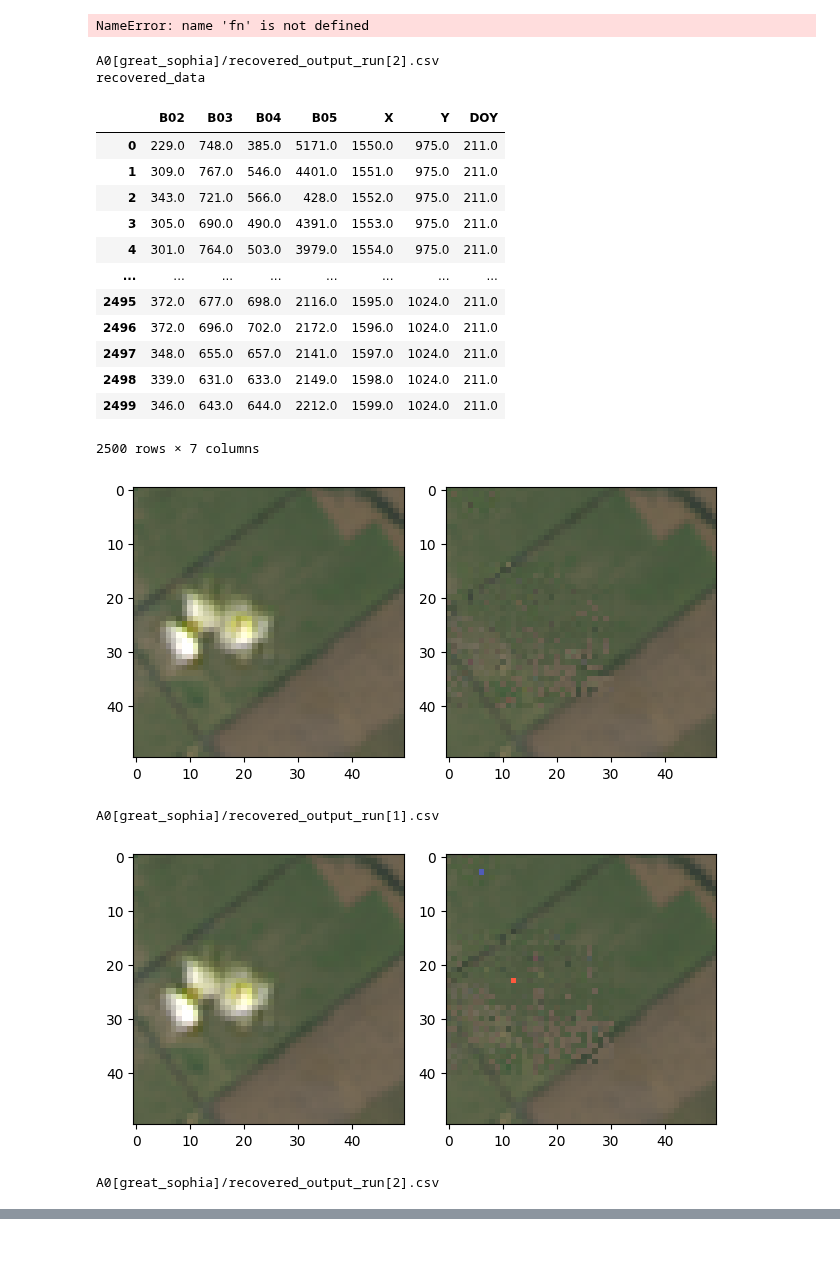
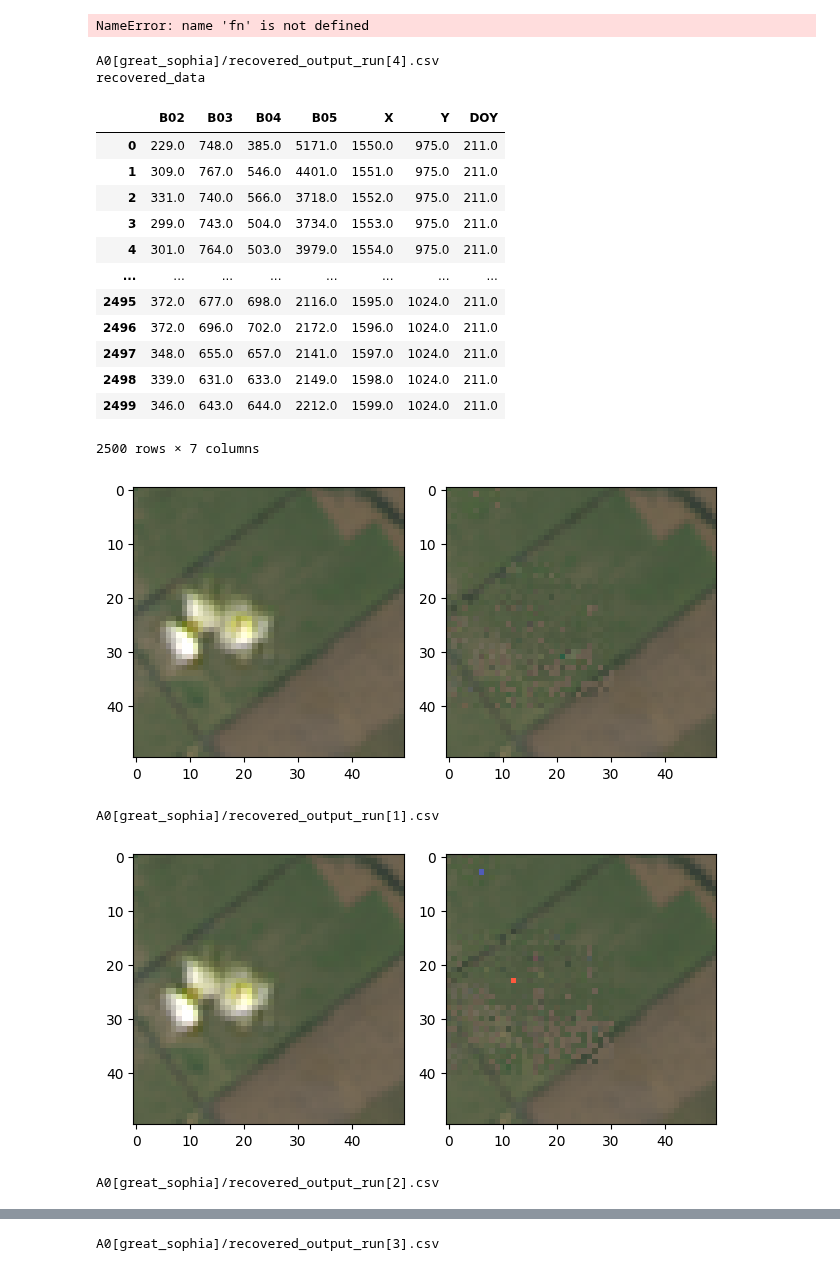
Before and after one commit to koyacolab/aispace, a Jupyter notebook: ainf.ipynb, the cells around one changed output, grey strips where cells are left out. Drawn from its saved outputs; the diff is of its cells as text; code cells hidden in the pictures.

```diff
--- a/ainf.ipynb
+++ b/ainf.ipynb
@@ -533,44 +533,44 @@ fn
 fn
 # %%
 
-i_run=2
+i_run=4
 
 # imputed_file = f'{experiment_dir}/imputed_output_run[{i_run}].csv'
 # imputed_data = hls_data._read_imputed(imputed_file)
 
 imputed_file = f'{experiment_dir}/recovered_output_run[{i_run}].csv'
 recovered_data = hls_data._read_recovered(imputed_file)
 
 # display(imputed_data)
 print('recovered_data')
 display(recovered_data)
 
 hls_data._set_inference_recovered()
 hls_data._inference_imshow()
 
 
 # fn
 experiment_dir = 'A0[optim_sophia]'
 experiment_dir = 'A0[great_sophia]'
 imputed_file = f'{experiment_dir}/recovered_output_run[{i_run}].csv'
-for i_run in range(1,3):
+for i_run in range(1,5):
   imputed_file = f'{experiment_dir}/recovered_output_run[{i_run}].csv'
   recovered_data = hls_data._read_recovered(imputed_file)
 
   hls_data._set_inference_recovered()
   hls_data._inference_imshow()
 # display(recovered_data)
 # recovered_data = pd.read_csv(imputed_file)
 
 # display(recovered_data)
 # %% [output]
-A0[great_sophia]/recovered_output_run[2].csv
+A0[great_sophia]/recovered_output_run[4].csv
 recovered_data
 |  | B02 | B03 | B04 | B05 | X | Y | DOY |
 | 0 | 229.0 | 748.0 | 385.0 | 5171.0 | 1550.0 | 975.0 | 211.0 |
 | 1 | 309.0 | 767.0 | 546.0 | 4401.0 | 1551.0 | 975.0 | 211.0 |
-| 2 | 343.0 | 721.0 | 566.0 | 428.0 | 1552.0 | 975.0 | 211.0 |
-| 3 | 305.0 | 690.0 | 490.0 | 4391.0 | 1553.0 | 975.0 | 211.0 |
+| 2 | 331.0 | 740.0 | 566.0 | 3718.0 | 1552.0 | 975.0 | 211.0 |
+| 3 | 299.0 | 743.0 | 504.0 | 3734.0 | 1553.0 | 975.0 | 211.0 |
 | 4 | 301.0 | 764.0 | 503.0 | 3979.0 | 1554.0 | 975.0 | 211.0 |
 | ... | ... | ... | ... | ... | ... | ... | ... |
 | 2495 | 372.0 | 677.0 | 698.0 | 2116.0 | 1595.0 | 1024.0 | 211.0 |
@@ -584,3 +584,4 @@ A0[great_sophia]/recovered_output_run[1].csv
 [figure]
 A0[great_sophia]/recovered_output_run[2].csv
 [figure]
+A0[great_sophia]/recovered_output_run[3].csv
```
Also changed, not shown: parts of 2 cells of this notebook, 1 other file.
